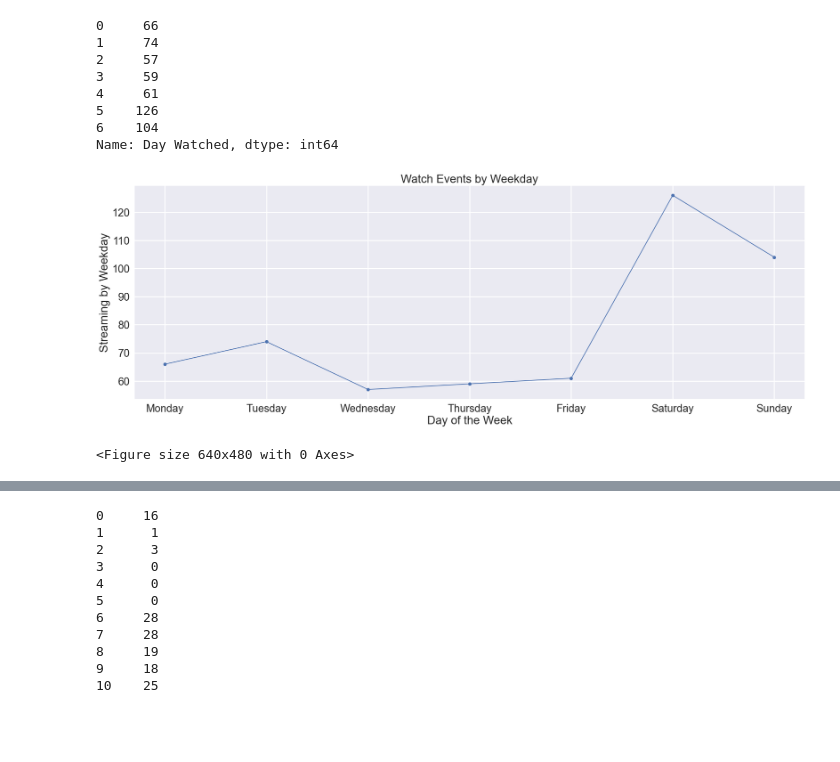
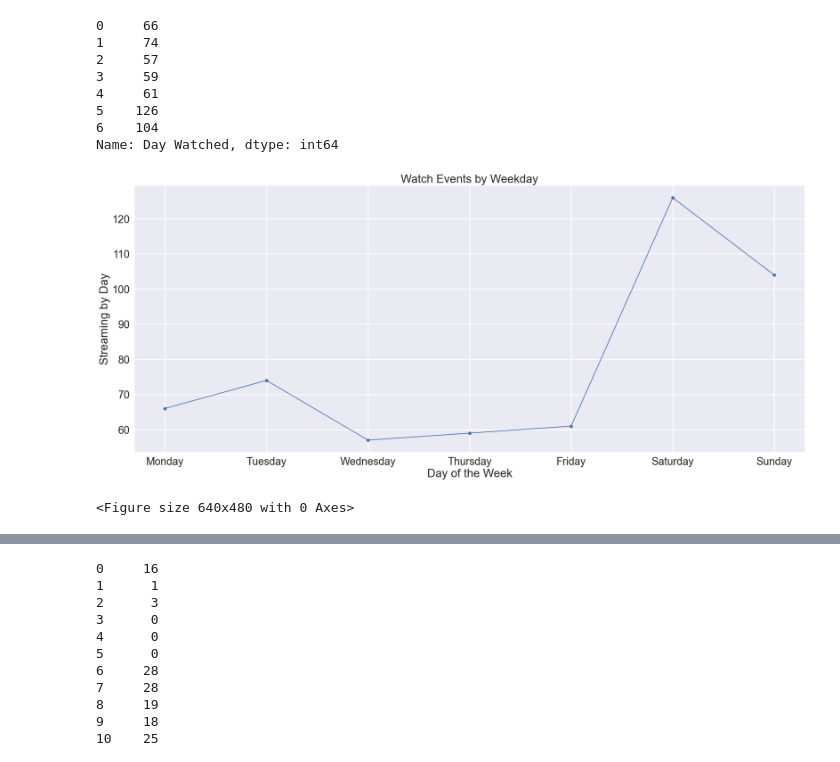
Before and after one commit to istarlet/netflix_viewing_habits, a Jupyter notebook: streaming_data.ipynb, the cells around one changed output, grey strips where cells are left out. Drawn from its saved outputs; the diff is of its cells as text; code cells hidden in the pictures; blank space fills up the shorter version.

Commit message:
Add more visualizations

```diff
--- a/streaming_data.ipynb
+++ b/streaming_data.ipynb
@@ -414,20 +414,21 @@ watched_per_day
 6    104
 Name: Day Watched, dtype: int64
 # %%
+# Create Plot
 sns.set_style('darkgrid')
-plt.figure(figsize=(25, 8))
+plt.figure(figsize=(25, 10))
 sns.set_context('notebook', font_scale = 2, rc = {"grid.linewidth":2})
 
 plt.plot(watched_per_day, marker="o")
 
 days_of_the_week = ['Monday', 'Tuesday', 'Wednesday', 'Thursday', 'Friday', 'Saturday', 'Sunday']
-plt.ylabel('Streaming by Weekday')
+plt.ylabel('Streaming by Day')
 plt.xlabel('Day of the Week')
 plt.xticks(ticks = range(7), labels=days_of_the_week)
 plt.title('Watch Events by Weekday')
 
 plt.show()
 plt.clf()
 # %% [output]
-[figure, old version]
+[figure, new version]
 <Figure size 640x480 with 0 Axes>
```
Also changed, not shown: parts of 6 cells of this notebook.
